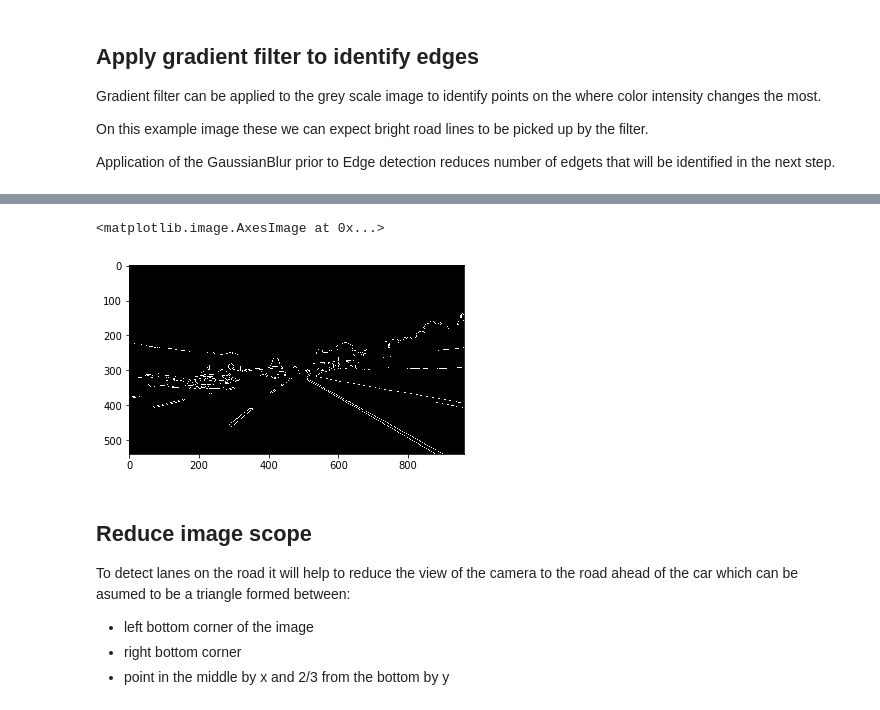
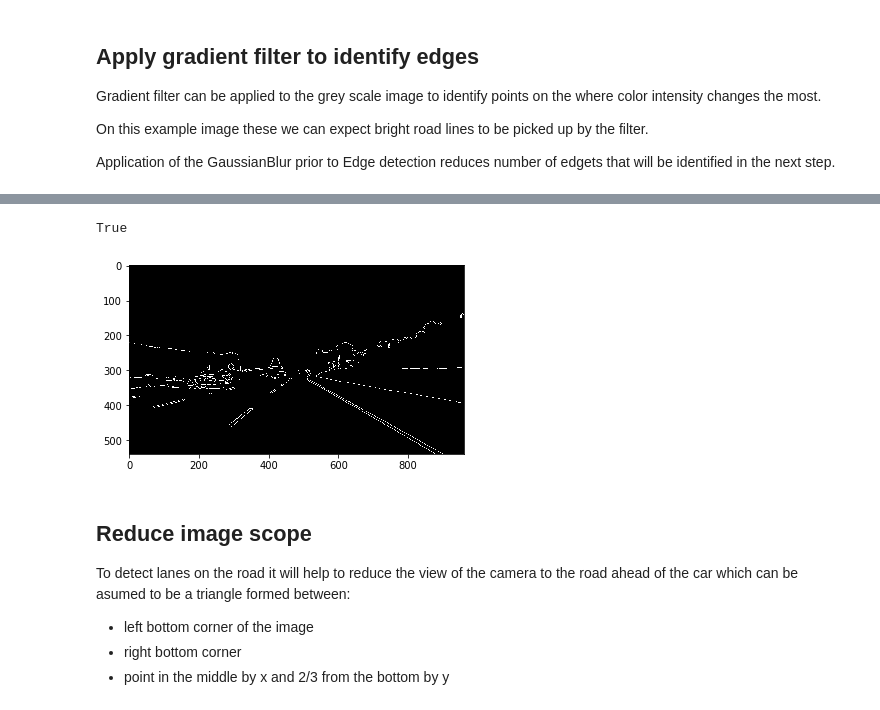
Before and after one commit to byapparov/CarND-LaneLines-P1, a Jupyter notebook: identify_lanes.ipynb, the cells around one changed output, grey strips where cells are left out. Cells and saved outputs as stored; diff of their text form; code cells hidden in the pictures.

```diff
--- a/identify_lanes.ipynb
+++ b/identify_lanes.ipynb
@@ -44,13 +72,18 @@ img_blur = cv2.GaussianBlur(img_grey,(kernel_size, kernel_size), 0)
 # %%
-low_threshold = 60
-high_threshold = 180
+low_threshold = 50
+high_threshold = 200
 img_gradient = cv2.Canny(img_blur, low_threshold, high_threshold)
 
-# Display the image
 plt.imshow(img_gradient, cmap='Greys_r')
+
+
+cv2.imwrite(
+    "writeup_images/img_gradient.jpg",
+    img_gradient
+)
 # %% [output]
-<matplotlib.image.AxesImage at 0x...>
+True
-[figure, old version]
+[figure, new version]
 # %% [markdown]
 ## Reduce image scope
 
```
Also changed, not shown: parts of 6 cells of this notebook, 20 other files.
